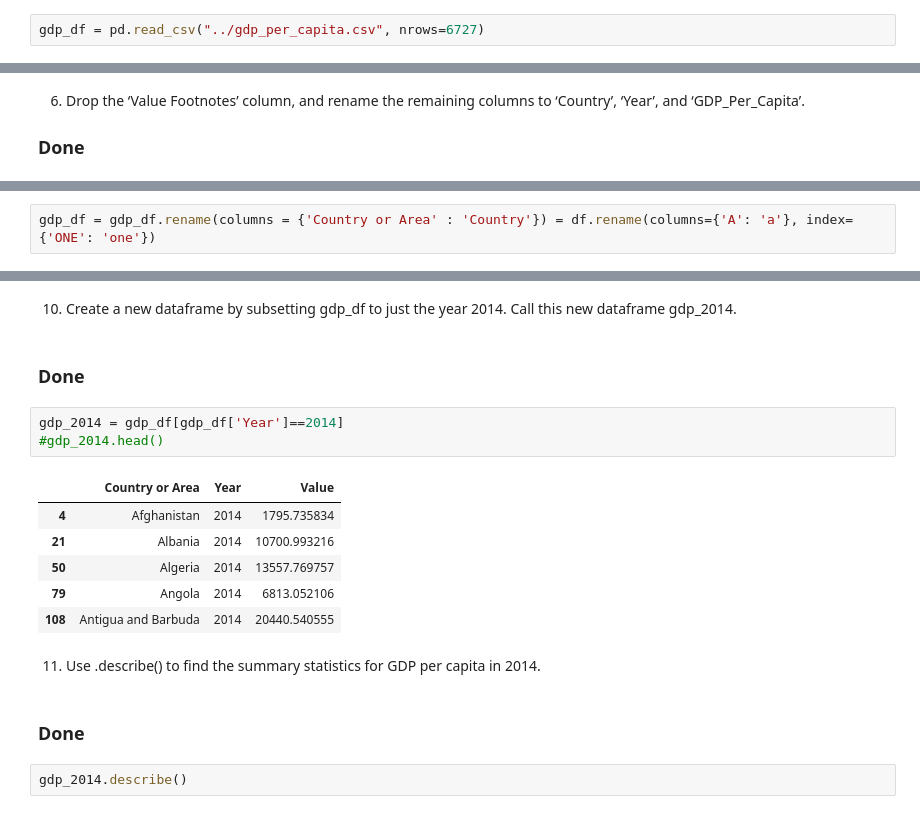
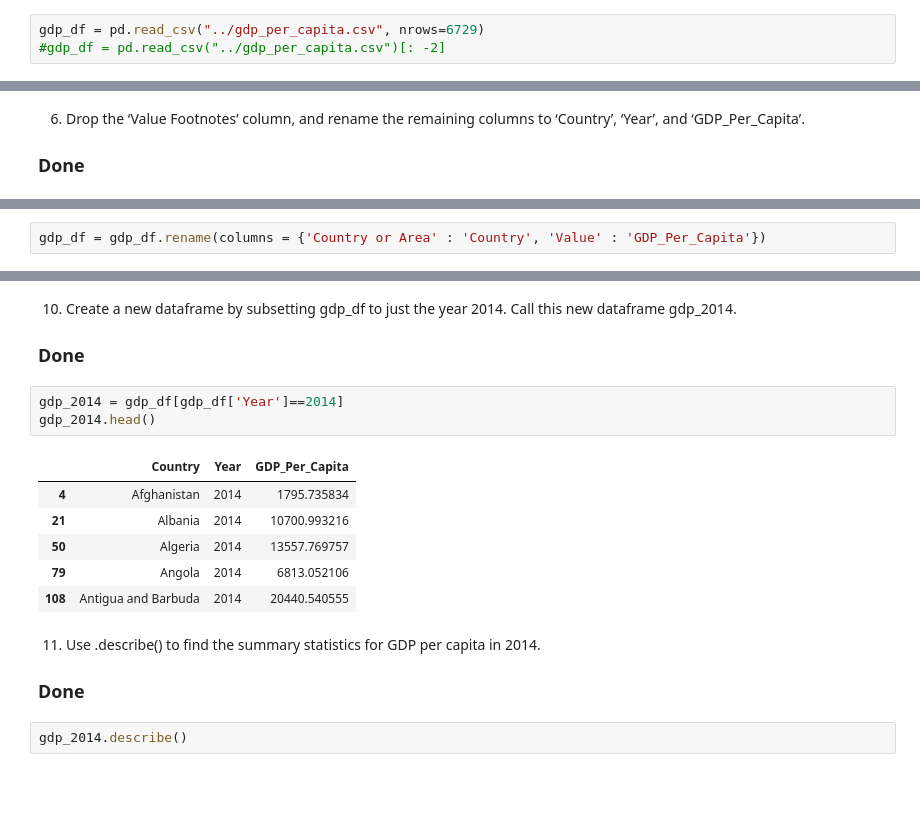
Before and after one commit to nss-data-science-cohort-4/dq1-undata-maggimckenzie, a Jupyter notebook: notebooks/UN_Data_Exploration.ipynb, the cells around one changed output, grey strips where cells are left out. Saved outputs shown, nothing was run; the diff lists cells and outputs as text; blank space fills up the shorter version.

```diff
--- a/notebooks/UN_Data_Exploration.ipynb
+++ b/notebooks/UN_Data_Exploration.ipynb
@@ -96,5 +101,6 @@ gdp_df.tail()
 # %%
-gdp_df = pd.read_csv("../gdp_per_capita.csv", nrows=6727)
+gdp_df = pd.read_csv("../gdp_per_capita.csv", nrows=6729)
+#gdp_df = pd.read_csv("../gdp_per_capita.csv")[: -2]
 # %%
 gdp_df.head()
 # %% [output]
@@ -131,5 +135,5 @@ KeyError: "['Value Footnotes'] not found in axis"
 # %%
-gdp_df = gdp_df.rename(columns = {'Country or Area' : 'Country'}) = df.rename(columns={'A': 'a'}, index={'ONE': 'one'})
+gdp_df = gdp_df.rename(columns = {'Country or Area' : 'Country', 'Value' : 'GDP_Per_Capita'})
 # %%
 gdp_df.head()
 # %% [output]
@@ -269,12 +267,12 @@ Name: Country or Area, dtype: int64
 # %% [markdown]
 10. Create a new dataframe by subsetting gdp_df to just the year 2014. Call
-this new dataframe gdp_2014.<br><br>
+this new dataframe gdp_2014.<br>
 ### Done
 # %%
 gdp_2014 = gdp_df[gdp_df['Year']==2014]
-#gdp_2014.head()
+gdp_2014.head()
 # %% [output]
-|  | Country or Area | Year | Value |
+|  | Country | Year | GDP_Per_Capita |
 | 4 | Afghanistan | 2014 | 1795.735834 |
 | 21 | Albania | 2014 | 10700.993216 |
 | 50 | Algeria | 2014 | 13557.769757 |
@@ -282,7 +280,7 @@ gdp_2014 = gdp_df[gdp_df['Year']==2014]
 | 108 | Antigua and Barbuda | 2014 | 20440.540555 |
 # %% [markdown]
 11. Use .describe() to find the summary statistics for GDP per capita in
-2014.<br><br>
+2014.<br>
 ### Done
 # %%
 gdp_2014.describe()
```
Also changed, not shown: parts of 41 cells of this notebook.
